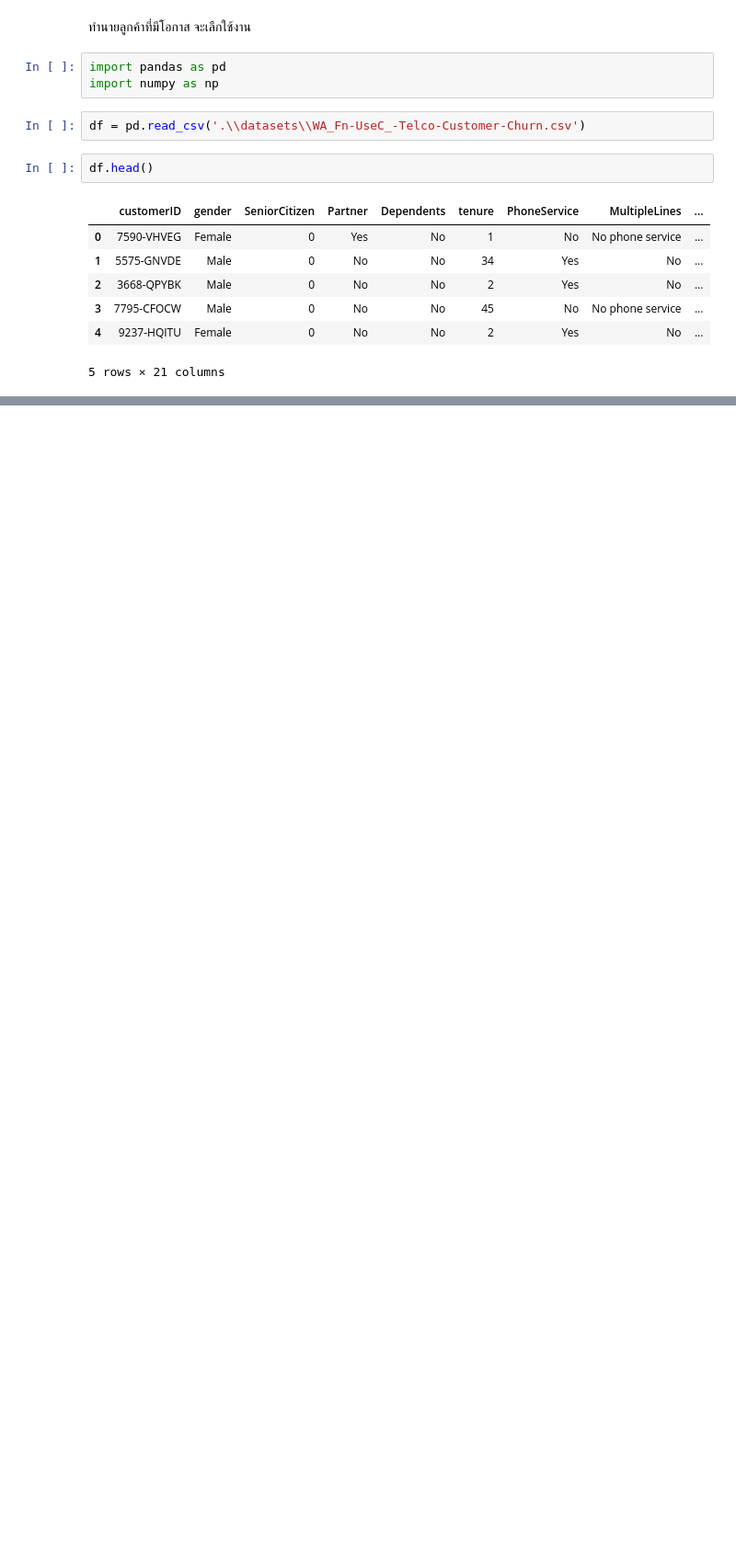
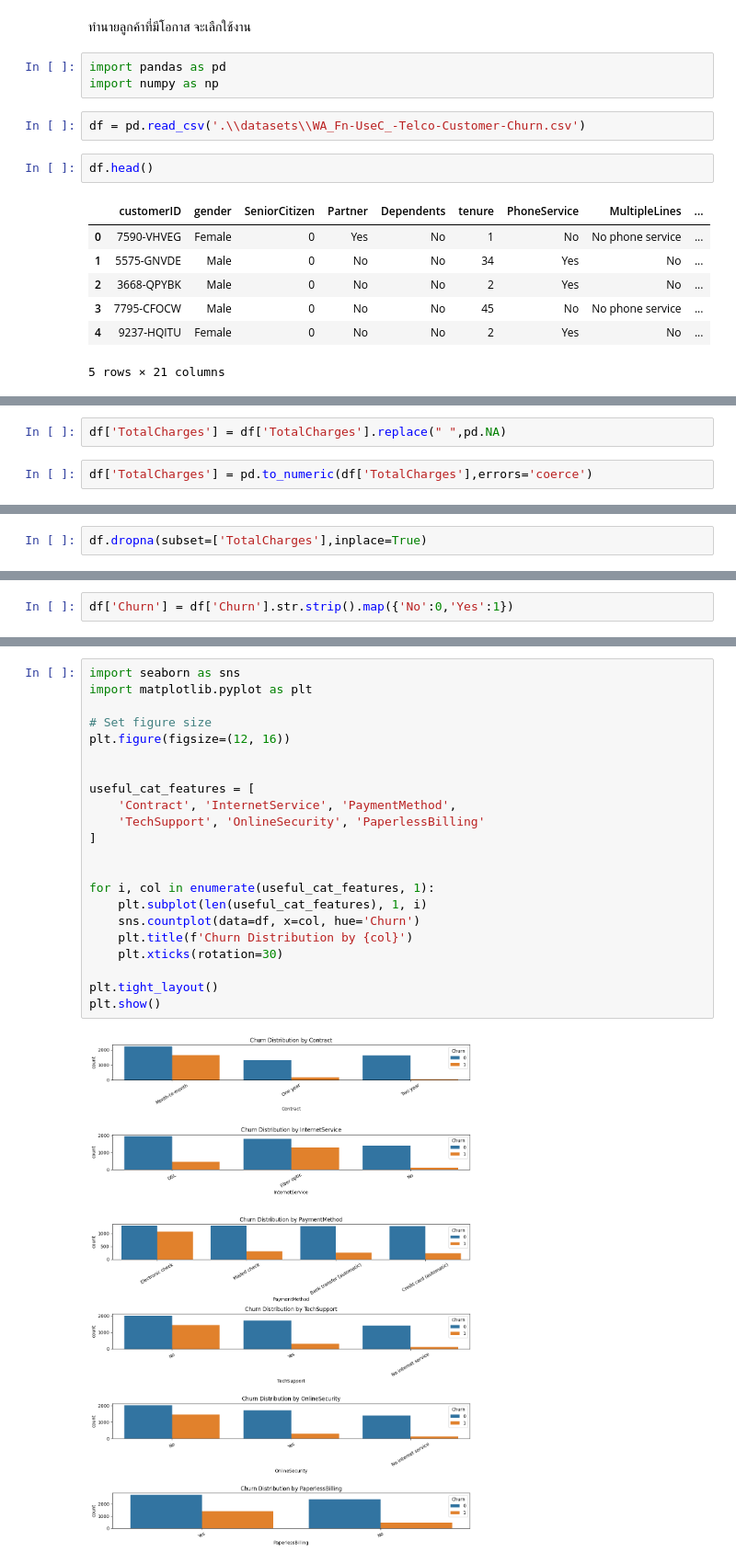
Before and after one commit to TeetyK/FinTech_AI, a Jupyter notebook: Customer_chum.ipynb, the cells around one changed output, grey strips where cells are left out. Shown at 92% size. Drawn from its saved outputs; the diff is of its cells as text; blank space fills up the shorter version.

Commit message:
update: preprocesing data & model

```diff
--- a/Customer_chum.ipynb
+++ b/Customer_chum.ipynb
@@ -17,0 +66,4 @@ df.head()
+# %%
+df['TotalCharges'] = df['TotalCharges'].replace(" ",pd.NA)
+# %%
+df['TotalCharges'] = pd.to_numeric(df['TotalCharges'],errors='coerce')
@@ -17,0 +90,2 @@ df.head()
+# %%
+df.dropna(subset=['TotalCharges'],inplace=True)
@@ -17,0 +96,2 @@ df.head()
+# %%
+df['Churn'] = df['Churn'].str.strip().map({'No':0,'Yes':1})
@@ -17,0 +157,24 @@ df.head()
+# %%
+import seaborn as sns
+import matplotlib.pyplot as plt
+
+# Set figure size
+plt.figure(figsize=(12, 16))
+
+
+useful_cat_features = [
+    'Contract', 'InternetService', 'PaymentMethod',
+    'TechSupport', 'OnlineSecurity', 'PaperlessBilling'
+]
+
+
+for i, col in enumerate(useful_cat_features, 1):
+    plt.subplot(len(useful_cat_features), 1, i)
+    sns.countplot(data=df, x=col, hue='Churn')
+    plt.title(f'Churn Distribution by {col}')
+    plt.xticks(rotation=30)
+
+plt.tight_layout()
+plt.show()
+# %% [output]
+[figure, added]
```
Also changed, not shown: parts of 33 cells of this notebook.
